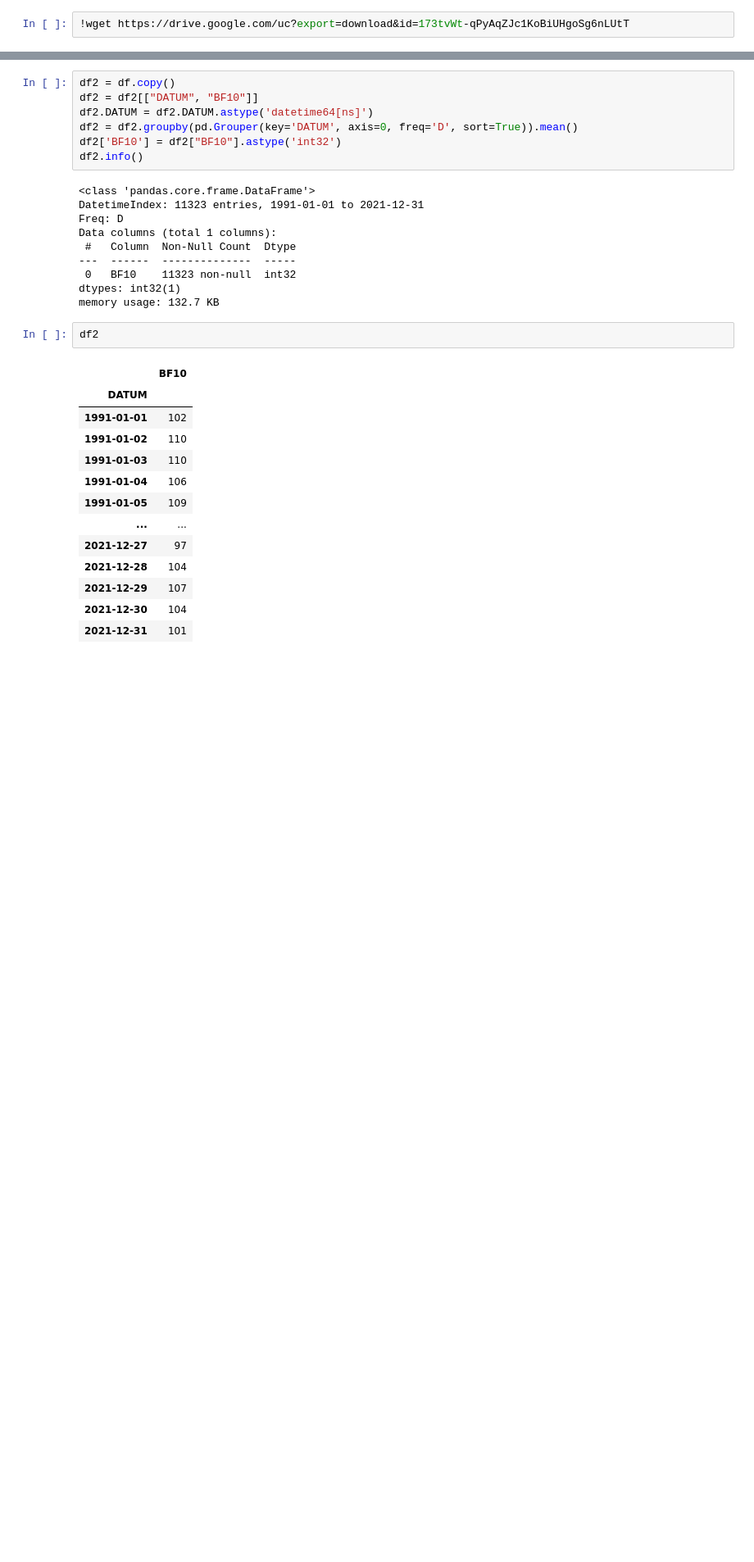
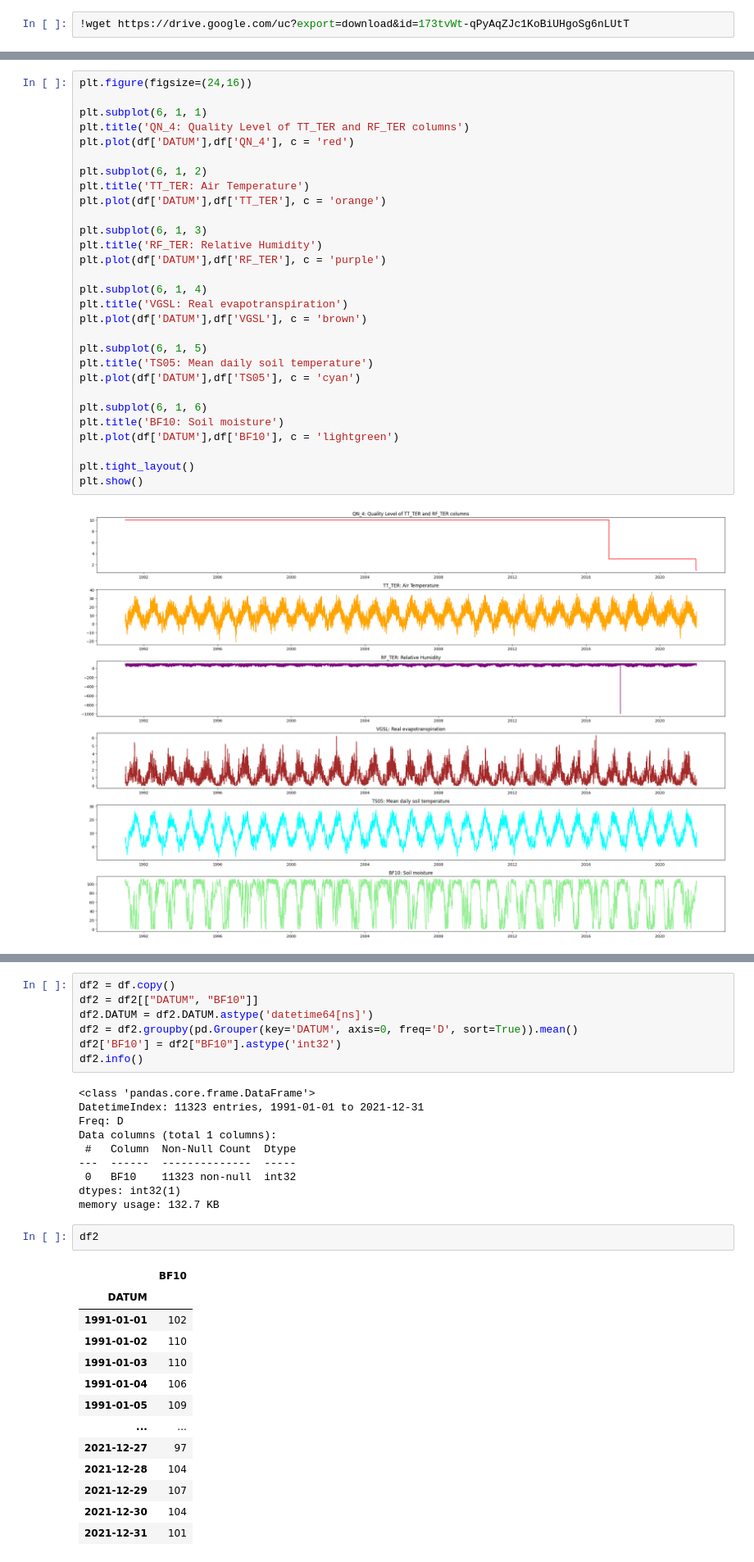
Before and after one commit to RompfRobert/Machine_Learning_and_Deep_Learning, a Jupyter notebook: Capstone-Project/test2.ipynb, the cells around one changed output, grey strips where cells are left out. Shown at 82% size. Cells and saved outputs as stored; diff of their text form; blank space fills up the shorter version.

```diff
--- a/Capstone-Project/test2.ipynb
+++ b/Capstone-Project/test2.ipynb
@@ -72,0 +131,31 @@ df
+# %%
+plt.figure(figsize=(24,16))
+
+plt.subplot(6, 1, 1)
+plt.title('QN_4: Quality Level of TT_TER and RF_TER columns')
+plt.plot(df['DATUM'],df['QN_4'], c = 'red')
+
+plt.subplot(6, 1, 2)
+plt.title('TT_TER: Air Temperature')
+plt.plot(df['DATUM'],df['TT_TER'], c = 'orange')
+
+plt.subplot(6, 1, 3)
+plt.title('RF_TER: Relative Humidity')
+plt.plot(df['DATUM'],df['RF_TER'], c = 'purple')
+
+plt.subplot(6, 1, 4)
+plt.title('VGSL: Real evapotranspiration')
+plt.plot(df['DATUM'],df['VGSL'], c = 'brown')
+
+plt.subplot(6, 1, 5)
+plt.title('TS05: Mean daily soil temperature')
+plt.plot(df['DATUM'],df['TS05'], c = 'cyan')
+
+plt.subplot(6, 1, 6)
+plt.title('BF10: Soil moisture')
+plt.plot(df['DATUM'],df['BF10'], c = 'lightgreen')
+
+plt.tight_layout()
+plt.show()
+# %% [output]
+[figure, added]
```
Also changed, not shown: parts of 26 cells of this notebook.
